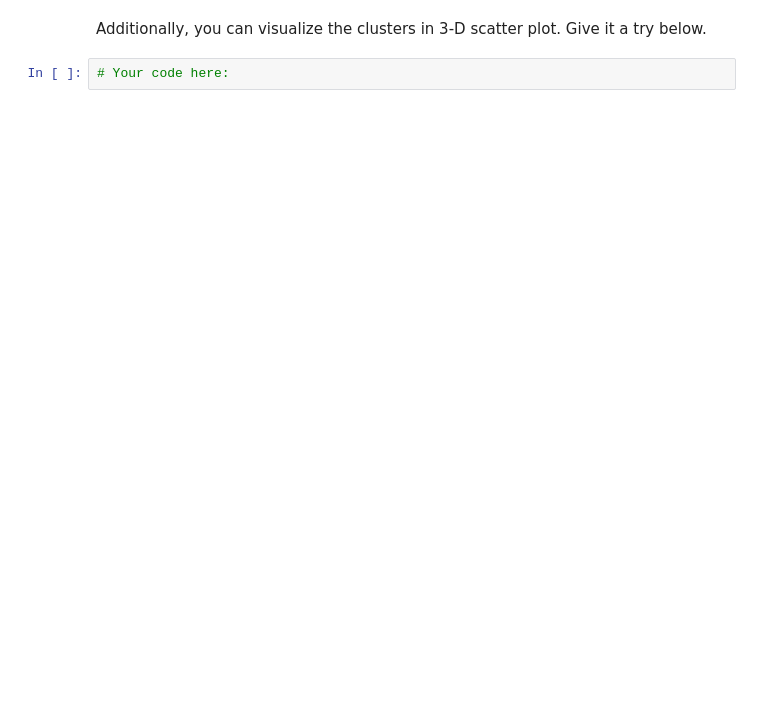
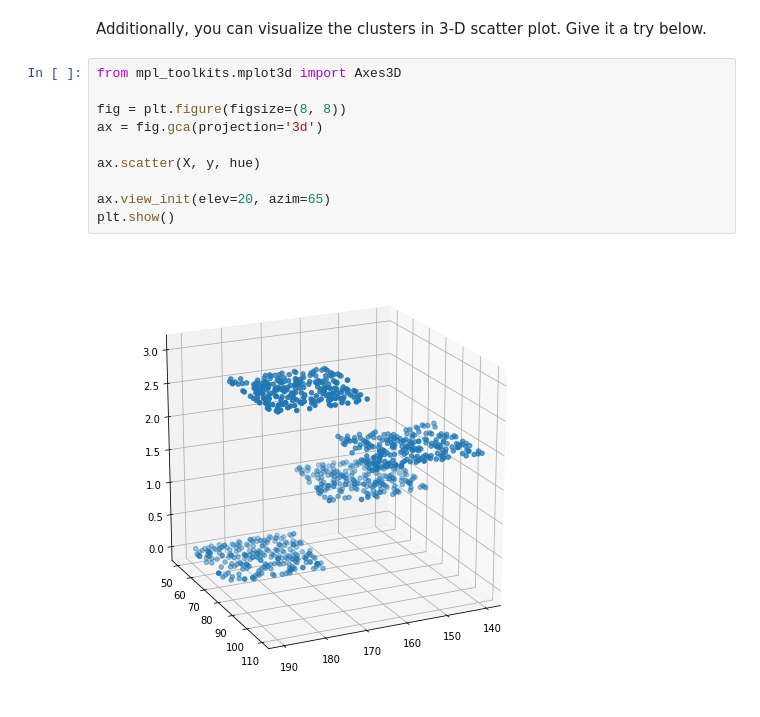
Before and after one commit to ta-data-lis/lab-unsupervised-learning-and-sklearn, a Jupyter notebook: your-code/main.ipynb, the cells around one changed output. Saved outputs shown, nothing was run; the diff lists cells and outputs as text; blank space fills up the shorter version.

```diff
--- a/your-code/main.ipynb
+++ b/your-code/main.ipynb
@@ -491,4 +500,14 @@ If the scatter plot does not make any sense to you, it means the features you ch
 # %% [markdown]
 Additionally, you can visualize the clusters in 3-D scatter plot. Give it a try below.
-# %%
-# Your code here:
+# %%
+from mpl_toolkits.mplot3d import Axes3D
+
+fig = plt.figure(figsize=(8, 8))
+ax = fig.gca(projection='3d')
+
+ax.scatter(X, y, hue)
+
+ax.view_init(elev=20, azim=65)
+plt.show()
+# %% [output]
+[figure, added]
```
Also changed, not shown: parts of 2 cells of this notebook.
